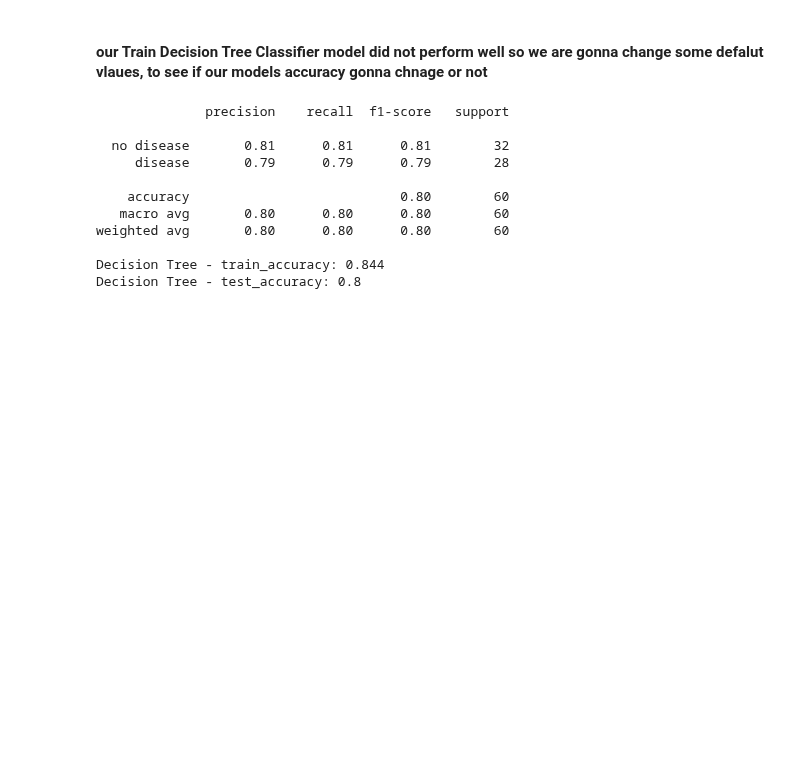
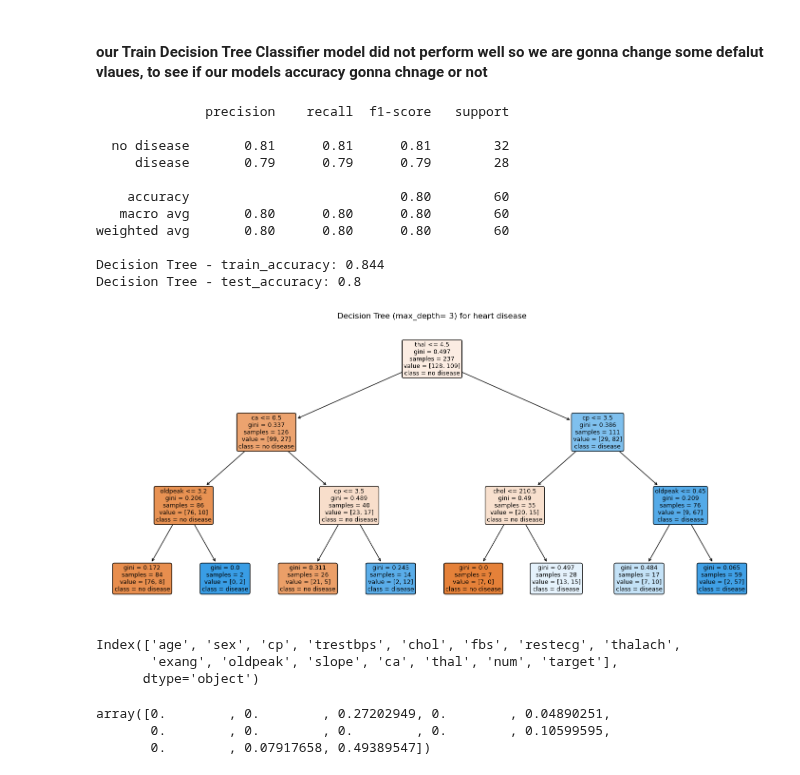
Before and after one commit to azeem932356/ML-Foundations, a Jupyter notebook: ClassificationAndRegression/DecisionTree/decisiontree.ipynb, the cells around one changed output. Saved outputs shown, nothing was run; the diff lists cells and outputs as text; code cells hidden in the pictures; blank space fills up the shorter version.

Commit message:
feature_importance_

```diff
--- a/ClassificationAndRegression/DecisionTree/decisiontree.ipynb
+++ b/ClassificationAndRegression/DecisionTree/decisiontree.ipynb
@@ -131,8 +131,26 @@ Decision Tree - test_accuracy: 0.8
 # %%
 #visualizing tree
 
 import matplotlib.pyplot as plt
 from sklearn.tree import plot_tree
 
 plt.figure(figsize=(18, 8))
-plot_tree(model, feature_names=X.columns, class_names=['no disease', 'disease'], filled= True, rounded= True)
+plot_tree(model, feature_names=X.columns, class_names=['no disease', 'disease'], filled= True, rounded= True, fontsize=9)
+plt.title("Decision Tree (max_depth= 3) for heart disease")
+plt.show()
+# %% [output]
+[figure, added]
+# %%
+df.columns
+# %% [output]
+Index(['age', 'sex', 'cp', 'trestbps', 'chol', 'fbs', 'restecg', 'thalach',
+       'exang', 'oldpeak', 'slope', 'ca', 'thal', 'num', 'target'],
+      dtype='object')
+# %%
+#feature importance
+
+model.feature_importances_
+# %% [output]
+array([0.        , 0.        , 0.27202949, 0.        , 0.04890251,
+       0.        , 0.        , 0.        , 0.        , 0.10599595,
+       0.        , 0.07917658, 0.49389547])
```
Also changed, not shown: parts of 1 cell of this notebook.
